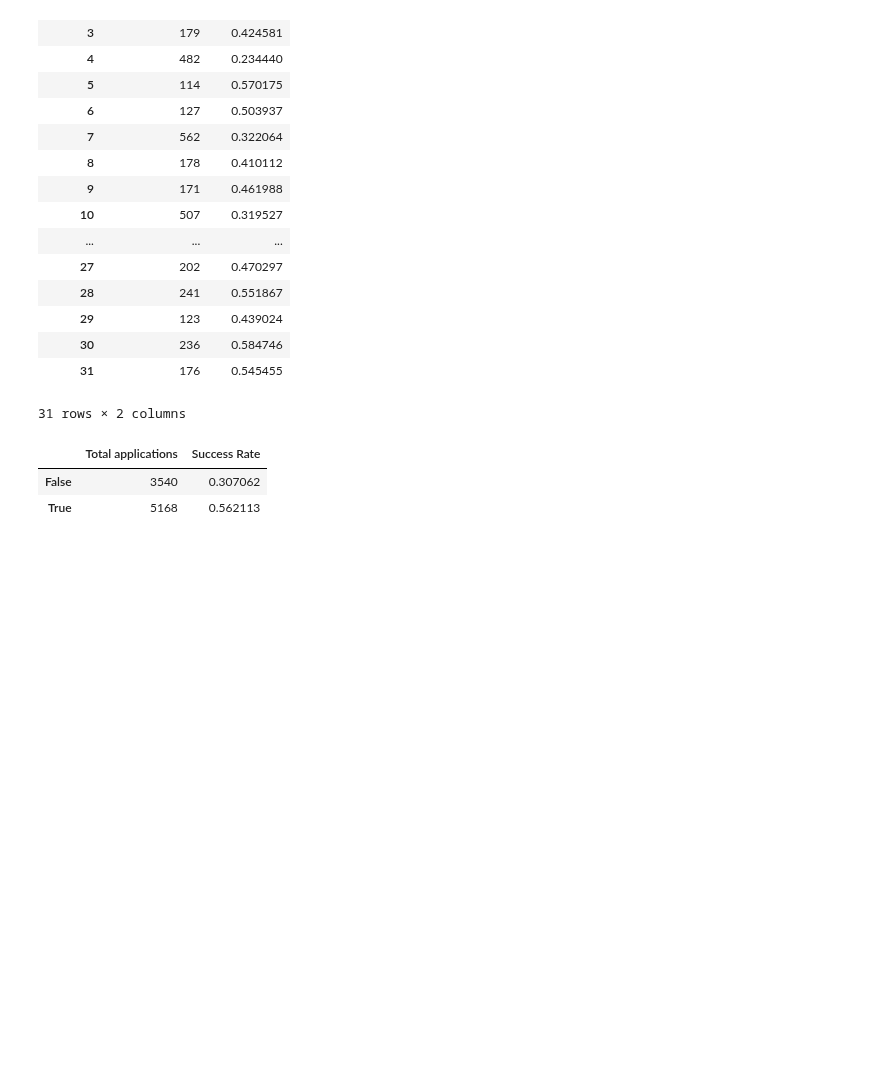
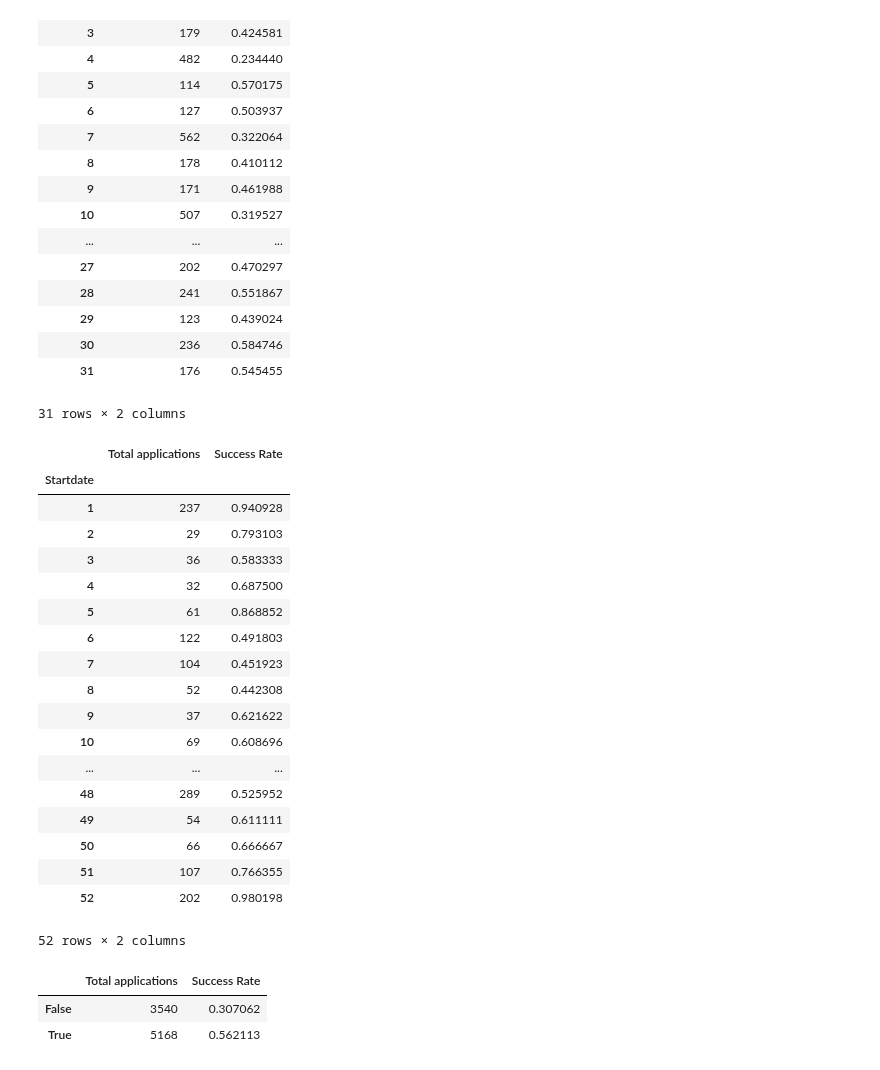
Before and after one commit to realmichaelzyy/cs249project, a Jupyter notebook: kaggle/workspace/classifier/KaggleDataset.ipynb, the cells around one changed output. Saved outputs shown, nothing was run; the diff lists cells and outputs as text; code cells hidden in the pictures; blank space fills up the shorter version.

```diff
--- a/kaggle/workspace/classifier/KaggleDataset.ipynb
+++ b/kaggle/workspace/classifier/KaggleDataset.ipynb
@@ -33,8 +33,13 @@ Unnamed: 251                     0
 Length: 252, dtype: int64
 # %%
 #fill in values for contract value and WithPHD fields
-a = data.ContractValueBandseenoteA.fillna('Z')
+a = data.ContractValueBandseenoteA.fillna('-1')
 data.loc[:,'ContractValueBandseenoteA'] = a
+a = data.GrantCategoryCode.fillna('-1')
+data.loc[:,'GrantCategoryCode'] = a
+a = data.SponsorCode.fillna('-1')
+data.loc[:,'SponsorCode'] = a
+
 for i in range(1,14):
     col = "WithPHD" + str(i)
     a = data[col].fillna('No')
@@ -490,6 +500,29 @@ grouped['GrantStatus'].agg({'Total applications': len, 'Success Rate': mean})
 | 30 | 236 | 0.584746 |
 | 31 | 176 | 0.545455 |
 31 rows × 2 columns
+# %%
+grouped = data.groupby(data.Startdate.apply(lambda x: x.week))
+grouped['GrantStatus'].agg({'Total applications': len, 'Success Rate': mean})
+# %% [output]
+|  | Total applications | Success Rate |
+| Startdate |  |  |
+| 1 | 237 | 0.940928 |
+| 2 | 29 | 0.793103 |
+| 3 | 36 | 0.583333 |
+| 4 | 32 | 0.687500 |
+| 5 | 61 | 0.868852 |
+| 6 | 122 | 0.491803 |
+| 7 | 104 | 0.451923 |
+| 8 | 52 | 0.442308 |
+| 9 | 37 | 0.621622 |
+| 10 | 69 | 0.608696 |
+| ... | ... | ... |
+| 48 | 289 | 0.525952 |
+| 49 | 54 | 0.611111 |
+| 50 | 66 | 0.666667 |
+| 51 | 107 | 0.766355 |
+| 52 | 202 | 0.980198 |
+52 rows × 2 columns
 # %%
 # the op variable controls whether we are doing logical_or or addition for the reduce operations
 def successful(x, pubThresh, grantThresh, op):
```
Also changed, not shown: parts of 3 cells of this notebook, 1 other file.
